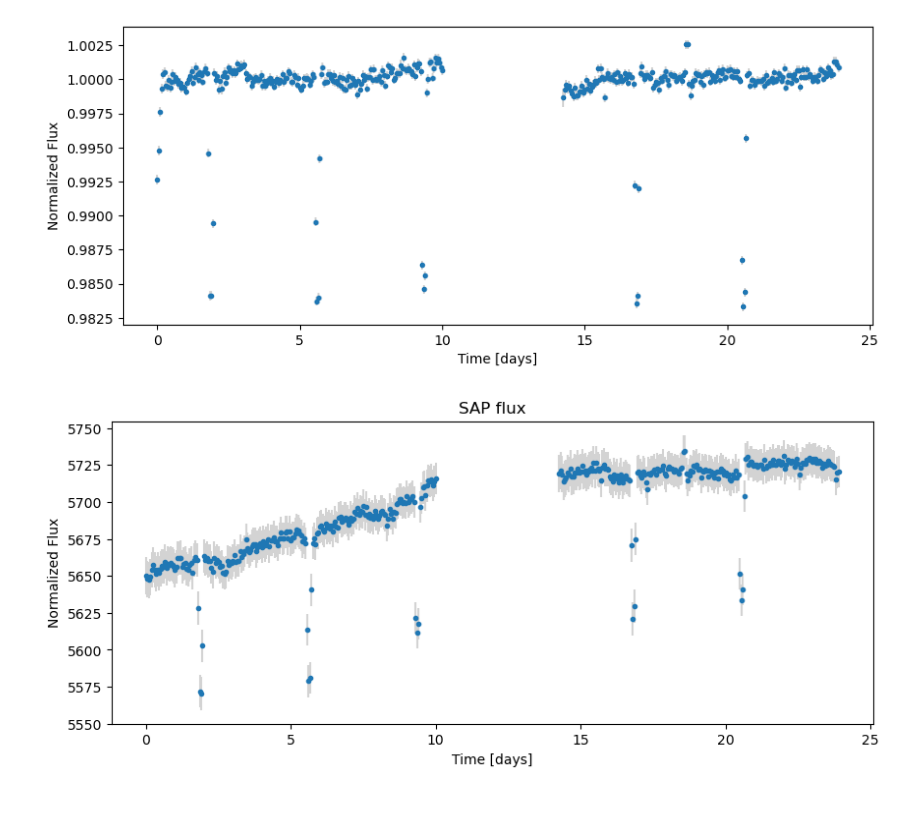
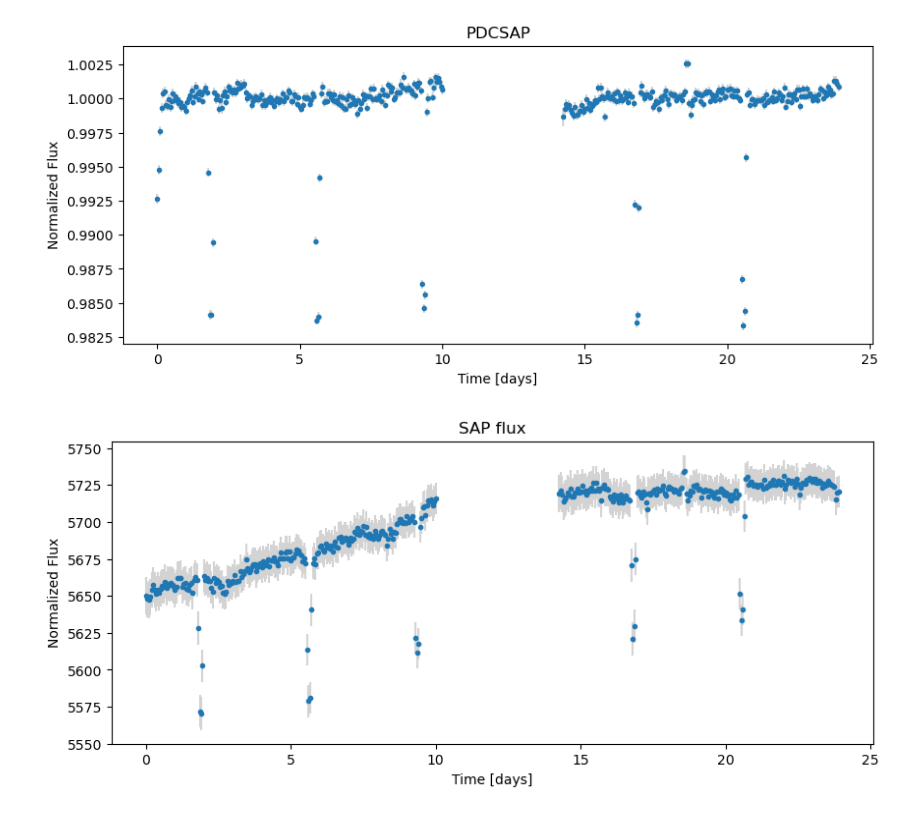
Before and after one commit to hrwakeford/MSci2022_TESS, a Jupyter notebook: WASP_17b/WASP_17b.ipynb, the cells around one changed output. Saved outputs shown, nothing was run; the diff lists cells and outputs as text; code cells hidden in the pictures.

```diff
--- a/WASP_17b/WASP_17b.ipynb
+++ b/WASP_17b/WASP_17b.ipynb
@@ -41,15 +42,15 @@ TessLightCurve length=13936 LABEL="TIC 66818296" SECTOR=12 AUTHOR=SPOC FLUX_ORIG
 # %%
 fig = plt.figure(figsize=(10,4))
 
 lc_bin = lc.bin(time_bin_size = 0.05) # Default time is in days
 plt.errorbar(lc_bin.time.mjd-lc_bin.time[0].mjd, lc_bin.flux, lc_bin.flux_err, fmt='.', ecolor='LightGrey')
 
-plt.title("")
+plt.title("PDCSAP")
 plt.xlabel('Time [days]')
 plt.ylabel('Normalized Flux')
 plt.show()
 # %% [output]
-[figure, old version]
+[figure, new version]
 # %%
 fig = plt.figure(figsize=(10,4))
 
```
Also changed, not shown: parts of 6 cells of this notebook.
